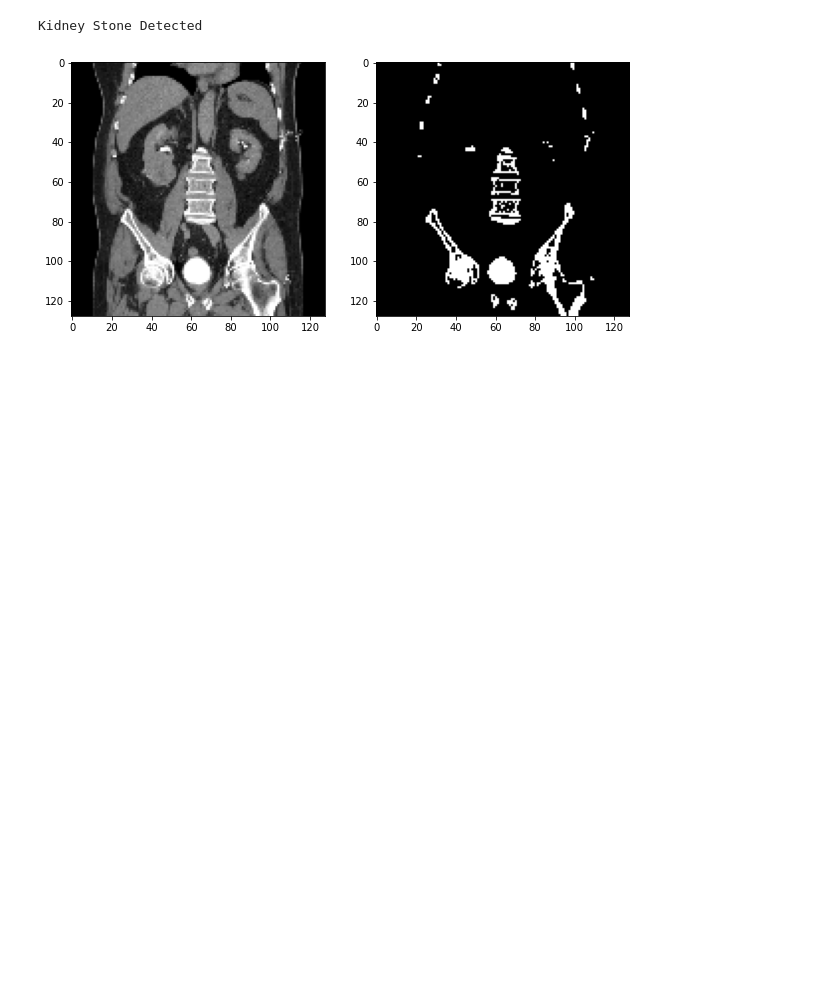
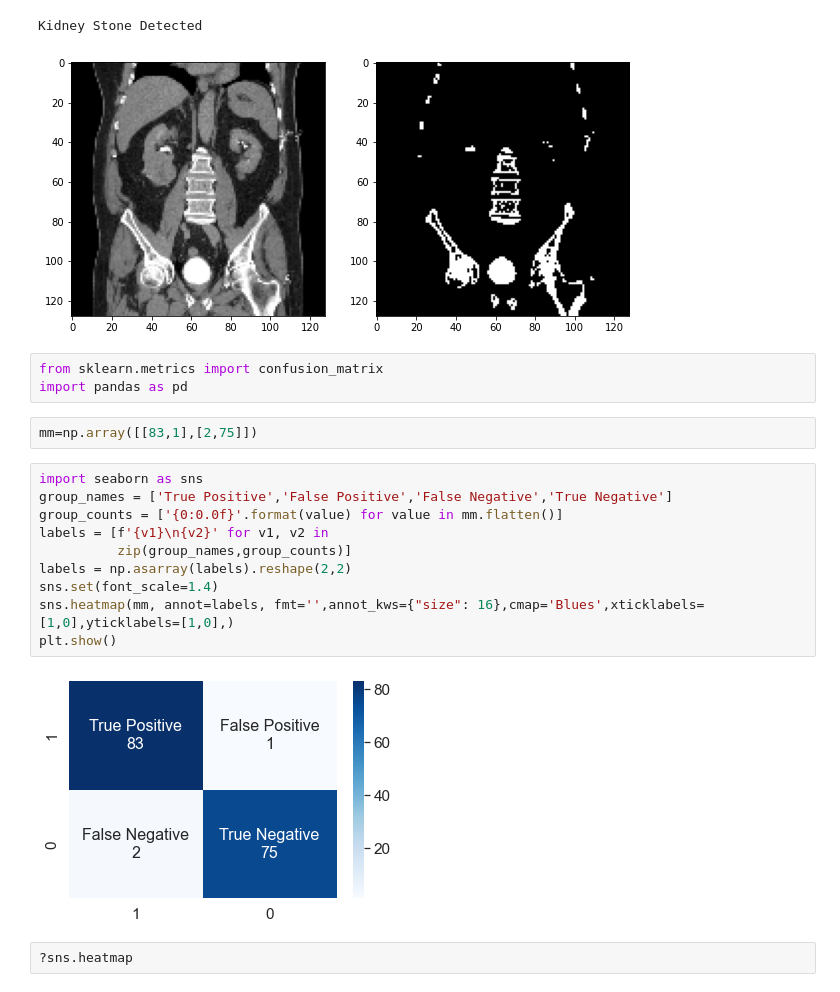
Before and after one commit to mvemuri6642/Kidney-Stone-Detection-Deep-Learning, a Jupyter notebook: Test.ipynb, the cells around one changed output. Saved outputs shown, nothing was run; the diff lists cells and outputs as text; blank space fills up the shorter version.

```diff
--- a/Test.ipynb
+++ b/Test.ipynb
@@ -116,3 +169,22 @@ plt.show()
 # %% [output]
 Kidney Stone Detected
 [figure]
+# %%
+from sklearn.metrics import confusion_matrix
+import pandas as pd
+# %%
+mm=np.array([[83,1],[2,75]])
+# %%
+import seaborn as sns
+group_names = ['True Positive','False Positive','False Negative','True Negative']
+group_counts = ['{0:0.0f}'.format(value) for value in mm.flatten()]
+labels = [f'{v1}\n{v2}' for v1, v2 in
+          zip(group_names,group_counts)]
+labels = np.asarray(labels).reshape(2,2)
+sns.set(font_scale=1.4)
+sns.heatmap(mm, annot=labels, fmt='',annot_kws={"size": 16},cmap='Blues',xticklabels=[1,0],yticklabels=[1,0],)
+plt.show()
+# %% [output]
+[figure, added]
+# %%
+?sns.heatmap
```
Also changed, not shown: parts of 6 cells of this notebook, 1 other file.
